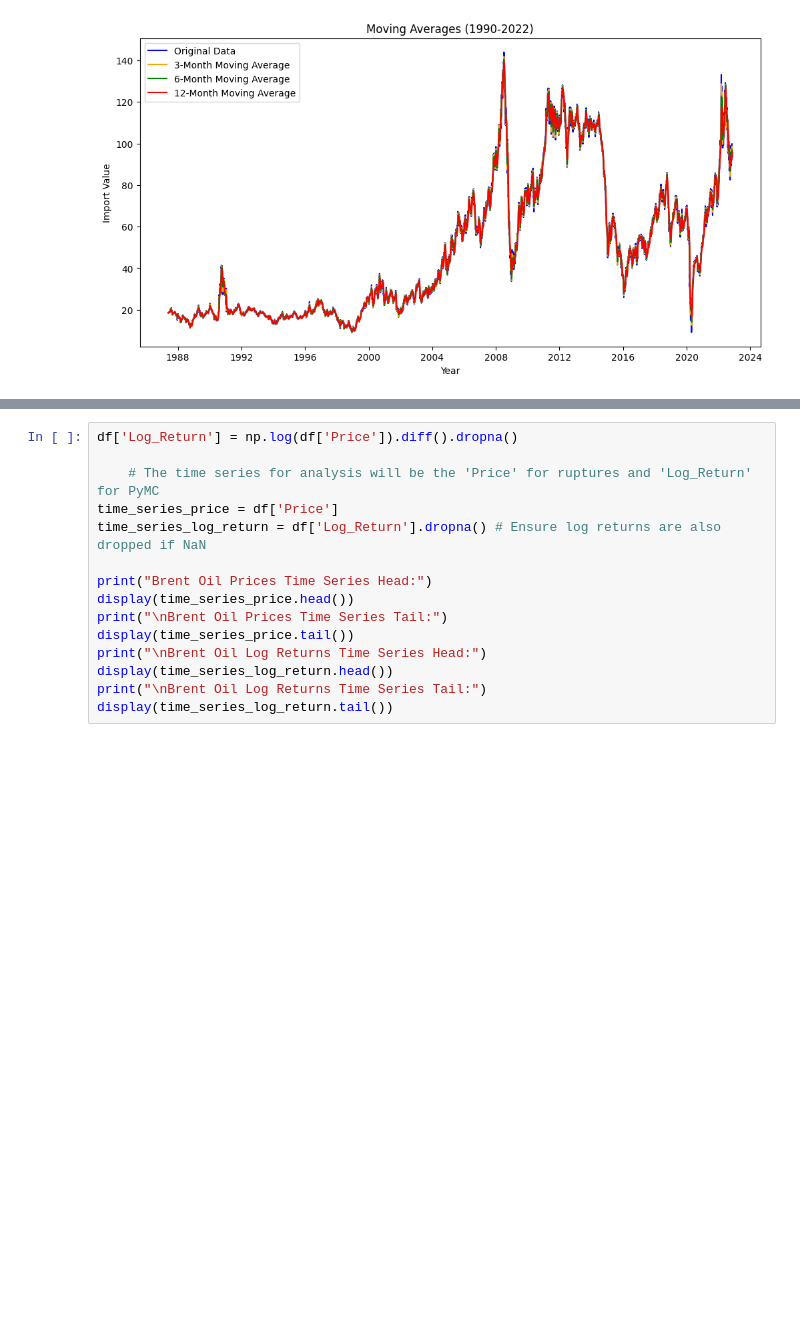
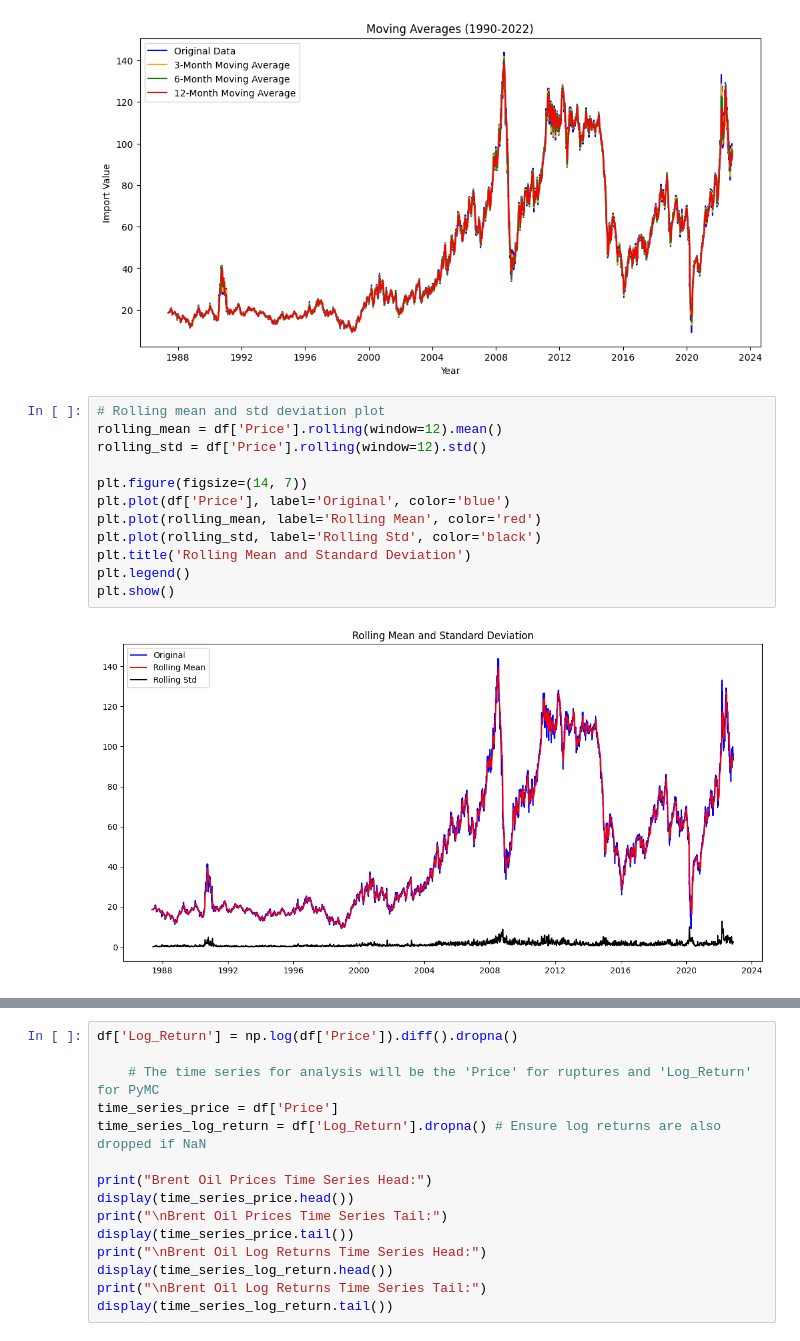
Before and after one commit to Gashaye1023/Change-point-analysis-and-statistical-modelling, a Jupyter notebook: Notebooks/Laying_the_Foundation_for_Analysis.ipynb, the cells around one changed output, grey strips where cells are left out. Drawn from its saved outputs; the diff is of its cells as text; blank space fills up the shorter version.

```diff
--- a/Notebooks/Laying_the_Foundation_for_Analysis.ipynb
+++ b/Notebooks/Laying_the_Foundation_for_Analysis.ipynb
@@ -72,3 +81,17 @@ plt.grid(False)
 plt.show()
 # %% [output]
 [figure]
+# %%
+# Rolling mean and std deviation plot
+rolling_mean = df['Price'].rolling(window=12).mean()
+rolling_std = df['Price'].rolling(window=12).std()
+
+plt.figure(figsize=(14, 7))
+plt.plot(df['Price'], label='Original', color='blue')
+plt.plot(rolling_mean, label='Rolling Mean', color='red')
+plt.plot(rolling_std, label='Rolling Std', color='black')
+plt.title('Rolling Mean and Standard Deviation')
+plt.legend()
+plt.show()
+# %% [output]
+[figure, added]
```
Also changed, not shown: parts of 7 cells of this notebook, 29 other files.
